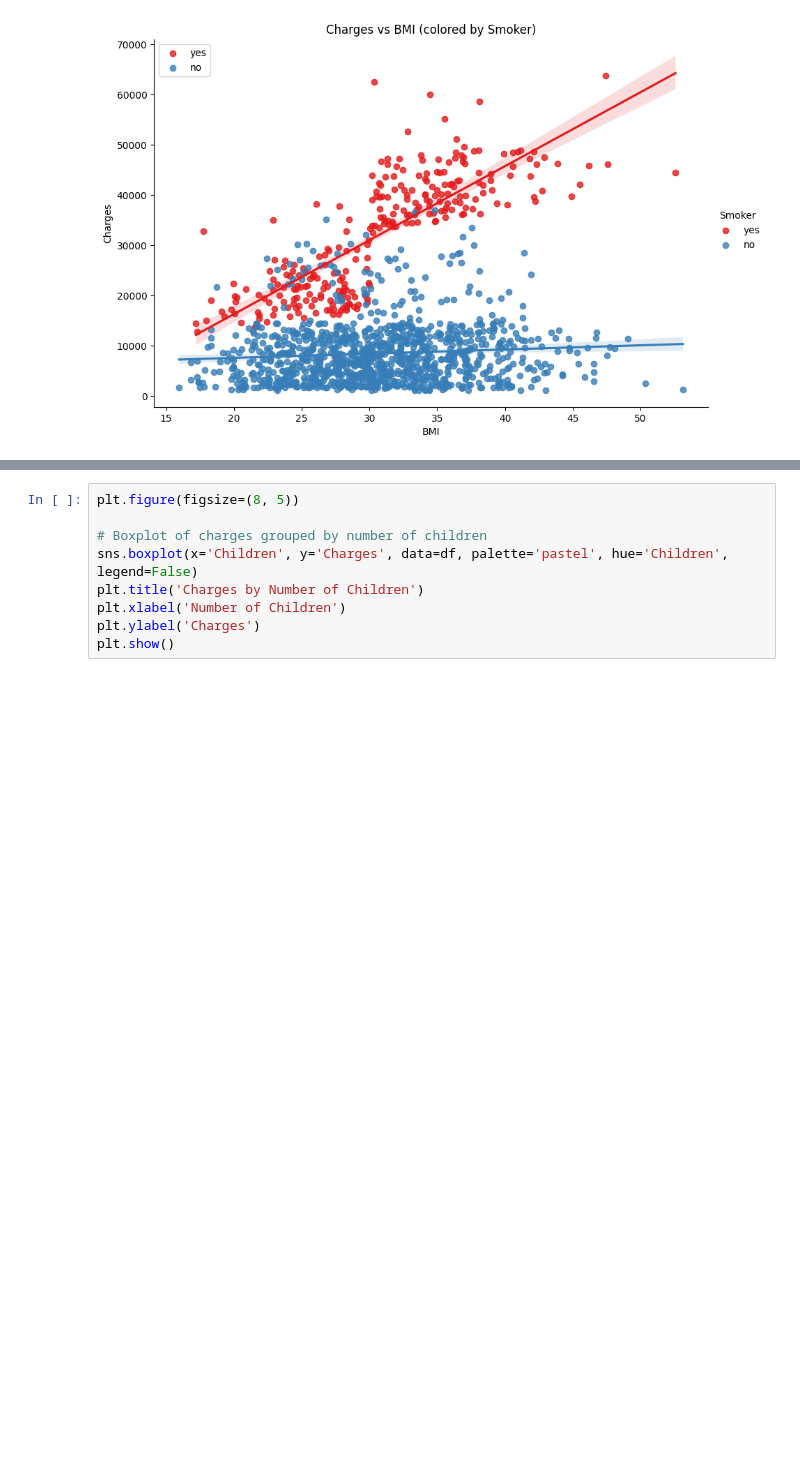
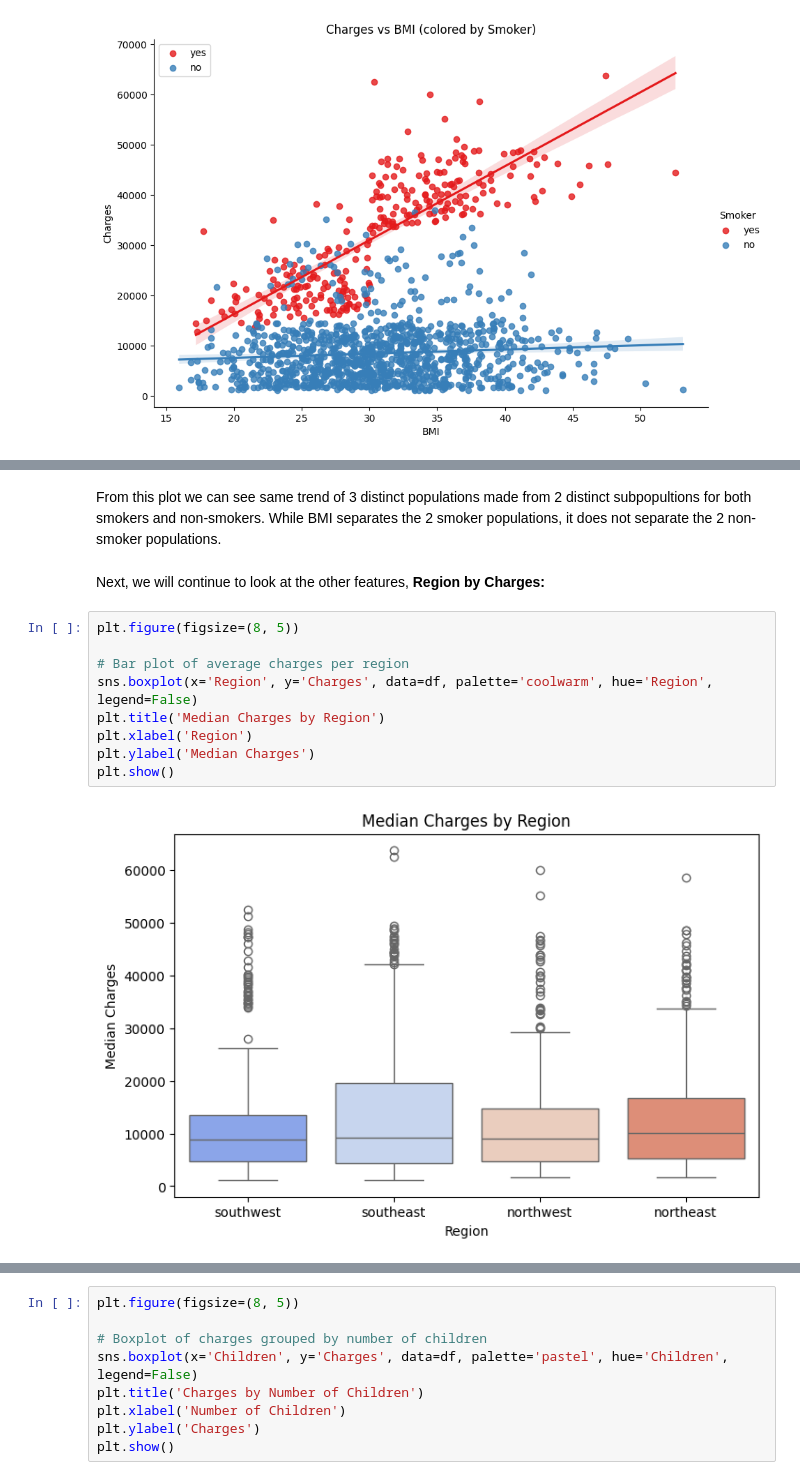
Before and after one commit to Hamza-Murshad/Hackathon2_project_team3, a Jupyter notebook: jupyter_notebooks/EDA.ipynb, the cells around one changed output, grey strips where cells are left out. Drawn from its saved outputs; the diff is of its cells as text; blank space fills up the shorter version.

```diff
--- a/jupyter_notebooks/EDA.ipynb
+++ b/jupyter_notebooks/EDA.ipynb
@@ -176,0 +205,15 @@ From this we can see the higher the age, the more the charges are. However it is
+# %% [markdown]
+From this plot we can see same trend of 3 distinct populations made from 2 distinct subpopultions for both smokers and non-smokers. While BMI separates the 2 smoker populations, it does not separate the 2 non-smoker populations.
+# %% [markdown]
+Next, we will continue to look at the other features, **Region by Charges:**
+# %%
+plt.figure(figsize=(8, 5))
+
+# Bar plot of average charges per region
+sns.boxplot(x='Region', y='Charges', data=df, palette='coolwarm', hue='Region', legend=False)
+plt.title('Median Charges by Region')
+plt.xlabel('Region')
+plt.ylabel('Median Charges')
+plt.show()
+# %% [output]
+[figure, added]
```
Also changed, not shown: parts of 32 cells of this notebook, 7 other files.
